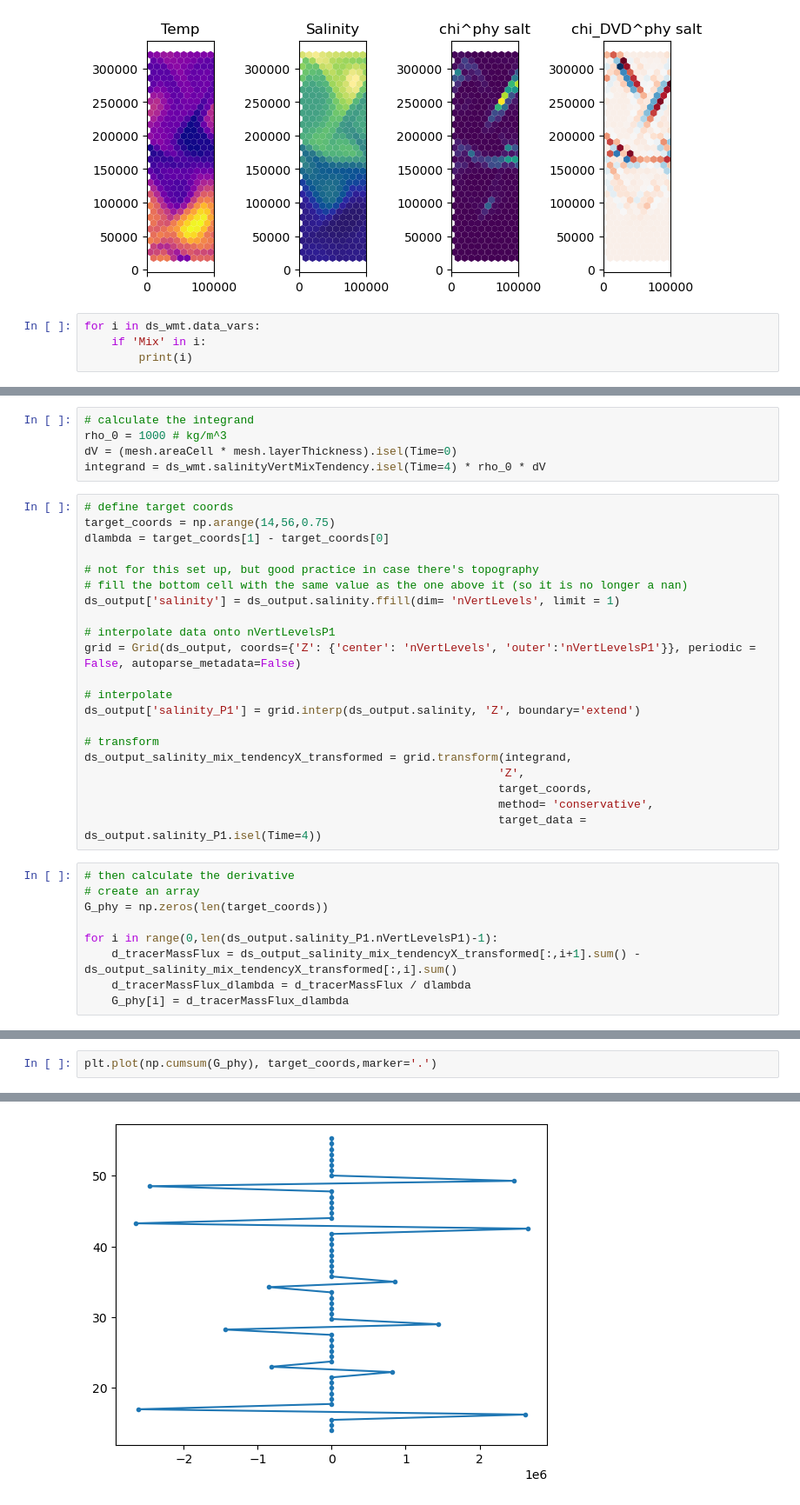
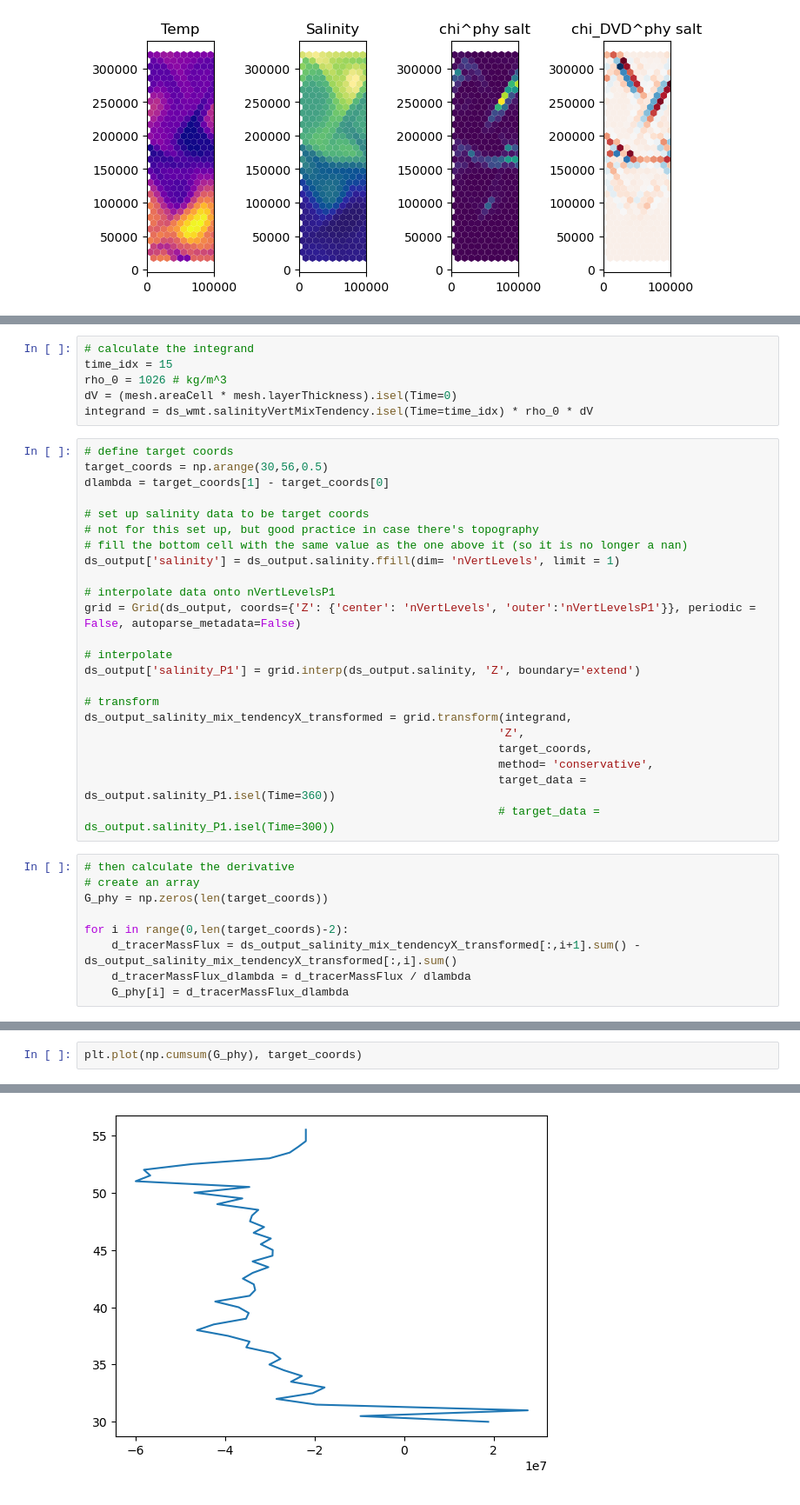
Before and after one commit to kailauyeda/WMT_DVD, a Jupyter notebook: bichan/analysis/preliminary_analysis.ipynb, the cells around one changed output, grey strips where cells are left out. Shown at 87% size. Drawn from its saved outputs; the diff is of its cells as text.

```diff
--- a/bichan/analysis/preliminary_analysis.ipynb
+++ b/bichan/analysis/preliminary_analysis.ipynb
@@ -152,7 +124,3 @@ for i in range(0,4):
     ax[i].set_aspect(1.0)
 # %% [output]
 [figure]
-# %%
-for i in ds_wmt.data_vars:
-    if 'Mix' in i:
-        print(i)
@@ -169,13 +205,15 @@ array(14.1367588)
 # %%
 # calculate the integrand
-rho_0 = 1000 # kg/m^3
+time_idx = 15
+rho_0 = 1026 # kg/m^3
 dV = (mesh.areaCell * mesh.layerThickness).isel(Time=0)
-integrand = ds_wmt.salinityVertMixTendency.isel(Time=4) * rho_0 * dV
+integrand = ds_wmt.salinityVertMixTendency.isel(Time=time_idx) * rho_0 * dV
 # %%
 # define target coords
-target_coords = np.arange(14,56,0.75)
+target_coords = np.arange(30,56,0.5)
 dlambda = target_coords[1] - target_coords[0]
 
+# set up salinity data to be target coords
 # not for this set up, but good practice in case there's topography
 # fill the bottom cell with the same value as the one above it (so it is no longer a nan)
 ds_output['salinity'] = ds_output.salinity.ffill(dim= 'nVertLevels', limit = 1)
@@ -191,13 +229,14 @@ ds_output_salinity_mix_tendencyX_transformed = grid.transform(integrand,
                                                              'Z',
                                                              target_coords,
                                                              method= 'conservative',
-                                                             target_data = ds_output.salinity_P1.isel(Time=4))
+                                                             target_data = ds_output.salinity_P1.isel(Time=360))
+                                                             # target_data = ds_output.salinity_P1.isel(Time=300))
 # %%
 # then calculate the derivative
 # create an array
 G_phy = np.zeros(len(target_coords))
 
-for i in range(0,len(ds_output.salinity_P1.nVertLevelsP1)-1):
+for i in range(0,len(target_coords)-2):
     d_tracerMassFlux = ds_output_salinity_mix_tendencyX_transformed[:,i+1].sum() - ds_output_salinity_mix_tendencyX_transformed[:,i].sum()
     d_tracerMassFlux_dlambda = d_tracerMassFlux / dlambda
     G_phy[i] = d_tracerMassFlux_dlambda
@@ -204,5 +247,5 @@ for i in range(0,len(ds_output.salinity_P1.nVertLevelsP1)-1):
 # %%
-plt.plot(np.cumsum(G_phy), target_coords,marker='.')
+plt.plot(np.cumsum(G_phy), target_coords)
 # %% [output]
 [<matplotlib.lines.Line2D at 0x...>]
-[figure, old version]
+[figure, new version]
```
Also changed, not shown: parts of 18 cells of this notebook, 1 other file.
